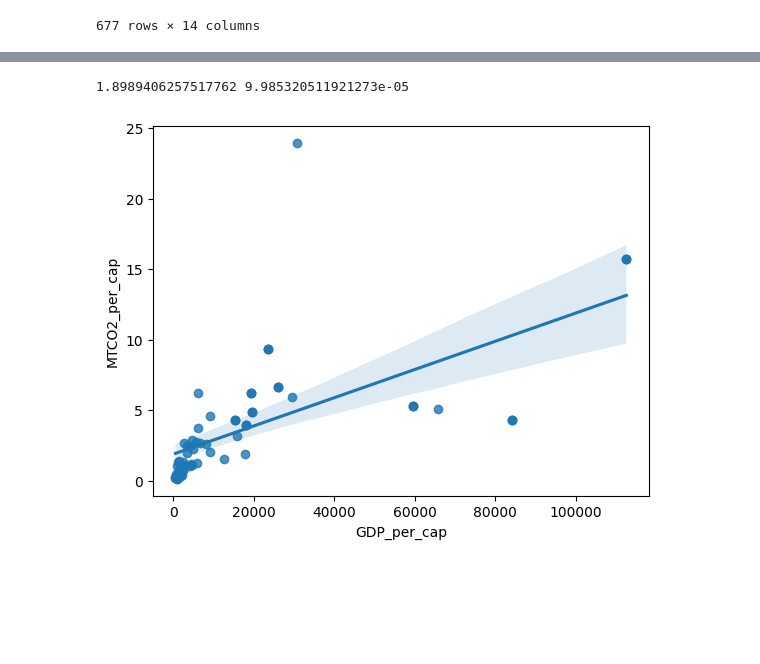
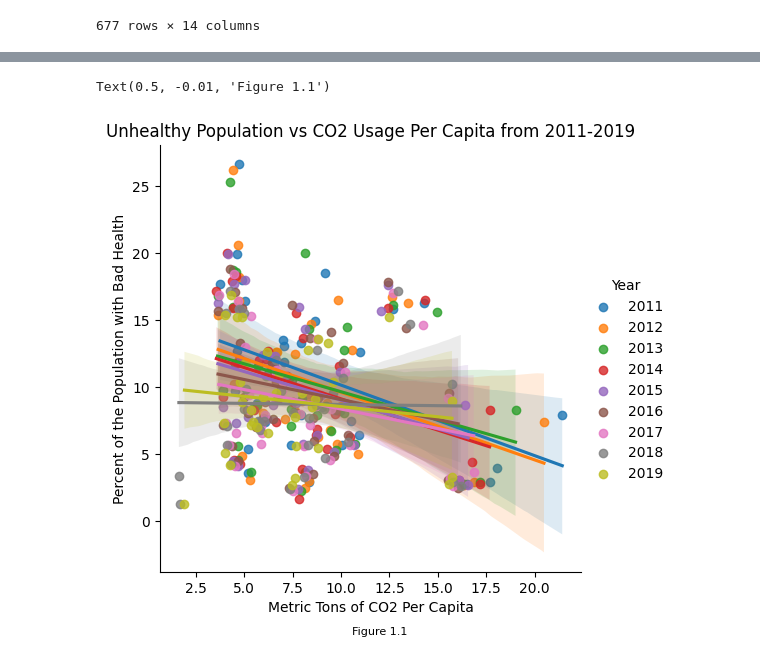
Before and after one commit to AtWillB/INST447-Final, a Jupyter notebook: analysis.ipynb, the cells around one changed output, grey strips where cells are left out. Saved outputs shown, nothing was run; the diff lists cells and outputs as text; code cells hidden in the pictures; blank space fills up the shorter version.

Commit message:
Finalizing Graphs

```diff
--- a/analysis.ipynb
+++ b/analysis.ipynb
@@ -120,7 +90,12 @@ print(intercept, slope)
-# %%
-plot2019 = sns.regplot(average_processed_df_2019['GDP_per_cap'], average_processed_df_2019['MTCO2_per_cap'])
-slope, intercept, r, plot2019, sterr = scipy.stats.linregress(x=plot2019.get_lines()[0].get_xdata(), y=plot2019.get_lines()[0].get_ydata())
-print(intercept, slope)
-# %% [output]
-1.8989406257517762 9.985320511921273e-05
-[figure, removed]
+# %%
+#Creating plot for all years of the dataset showing the percent of each country's population
+#with bad health vs the metric tons of CO2 per capita.
+
+sns.lmplot(data=badhealth_df, x='MTCO2_per_cap', y='PercentOfPopulation', hue='Year')
+plt.xlabel('Metric Tons of CO2 Per Capita')
+plt.ylabel('Percent of the Population with Bad Health')
+plt.title('Unhealthy Population vs CO2 Usage Per Capita from 2011-2019')
+plt.figtext(0.5, -0.01, 'Figure 1.1', wrap=True, horizontalalignment='center', fontsize=8)
+# %% [output]
+Text(0.5, -0.01, 'Figure 1.1')
+[figure, added]
```
Also changed, not shown: parts of 19 cells of this notebook.
